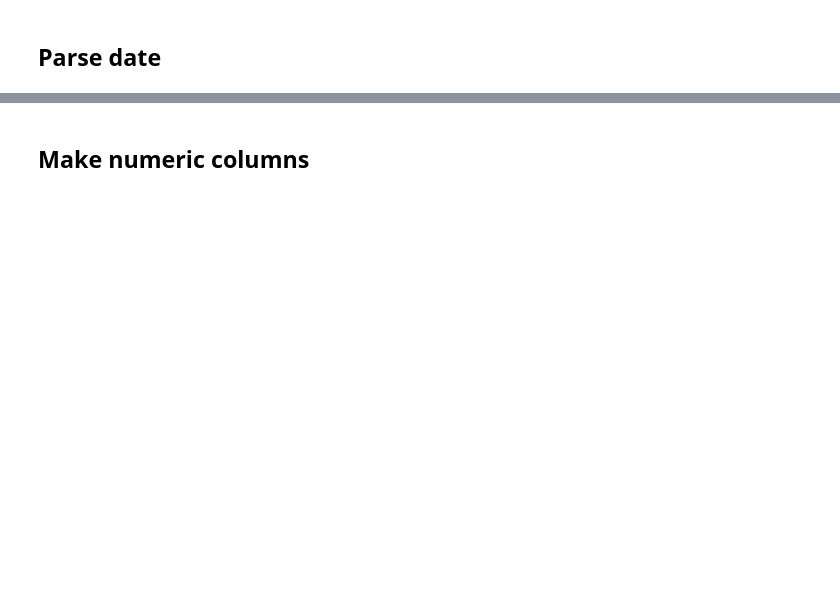
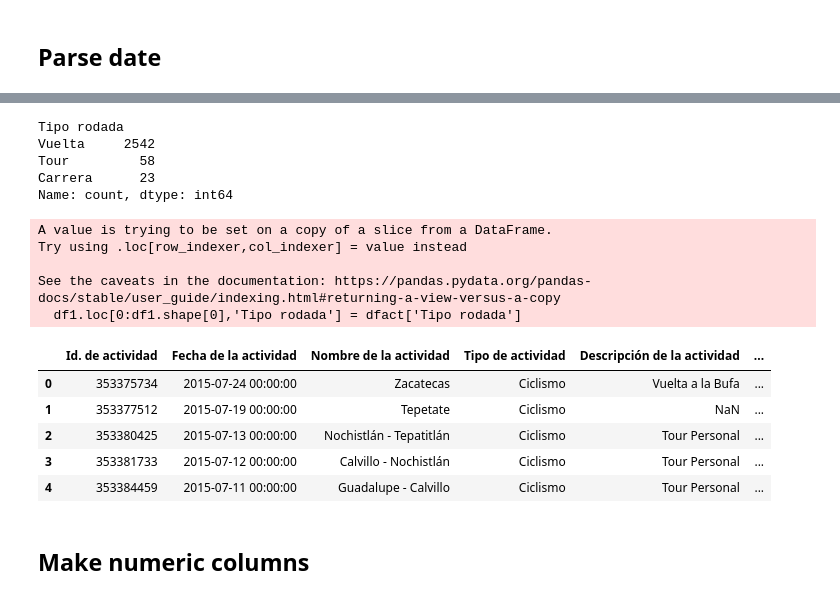
Before and after one commit to ivanps/Dashboard-Strava, a Jupyter notebook: code/CleanFilaAct.ipynb, the cells around one changed output, grey strips where cells are left out. Saved outputs shown, nothing was run; the diff lists cells and outputs as text; code cells hidden in the pictures; blank space fills up the shorter version.

```diff
--- a/code/CleanFilaAct.ipynb
+++ b/code/CleanFilaAct.ipynb
@@ -157,3 +182,33 @@ df1.tail()
+# %%
+# Identify the rows with 'Carrera' as the first word in 'Descripción de la actividad'. Define a
+# new column 'Tipo rodada' and assign 'Carrera' to those rows.
+dfact['Descripción de rodada'] = dfact['Descripción de la actividad'].str.split().str[0]
+dfact['Tipo rodada'] = 'Vuelta'
+dfact.loc[dfact['Descripción de rodada'] == 'Carrera', 'Tipo rodada'] = 'Carrera'
+dfact.loc[dfact['Descripción de rodada'] == 'Tour', 'Tipo rodada'] = 'Tour'
+dfact['Tipo rodada'].value_counts()
+# %% [output]
+Tipo rodada
+Vuelta     2542
+Tour         58
+Carrera      23
+Name: count, dtype: int64
+# %%
+# Add the column 'Tipo rodada' to the dataframe df1
+df1.loc[0:df1.shape[0],'Tipo rodada'] = dfact['Tipo rodada']
+df1.head()
+# %% [output]
+A value is trying to be set on a copy of a slice from a DataFrame.
+Try using .loc[row_indexer,col_indexer] = value instead
+
+See the caveats in the documentation: https://pandas.pydata.org/pandas-docs/stable/user_guide/indexing.html#returning-a-view-versus-a-copy
+  df1.loc[0:df1.shape[0],'Tipo rodada'] = dfact['Tipo rodada']
+|  | Id. de actividad | Fecha de la actividad | Nombre de la actividad | Tipo de actividad | Descripción de la actividad | ... |
+| 0 | 353375734 | 2015-07-24 00:00:00 | Zacatecas | Ciclismo | Vuelta a la Bufa | ... |
+| 1 | 353377512 | 2015-07-19 00:00:00 | Tepetate | Ciclismo | NaN | ... |
+| 2 | 353380425 | 2015-07-13 00:00:00 | Nochistlán - Tepatitlán | Ciclismo | Tour Personal | ... |
+| 3 | 353381733 | 2015-07-12 00:00:00 | Calvillo - Nochistlán | Ciclismo | Tour Personal | ... |
+| 4 | 353384459 | 2015-07-11 00:00:00 | Guadalupe - Calvillo | Ciclismo | Tour Personal | ... |
 # %% [markdown]
 ## Make numeric columns
 # %%
```
Also changed, not shown: parts of 12 cells of this notebook, 2 other files.
